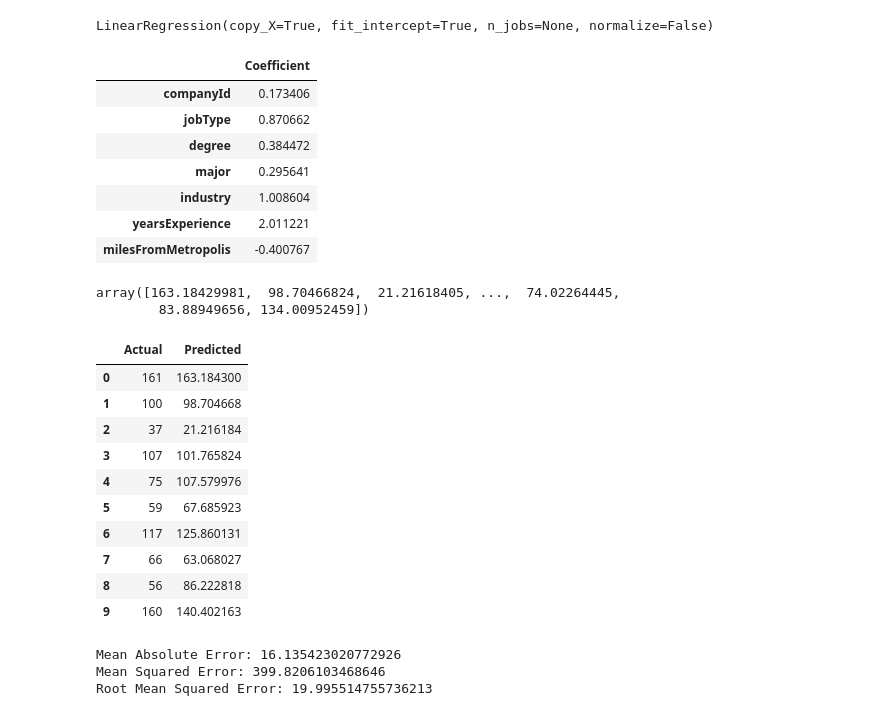
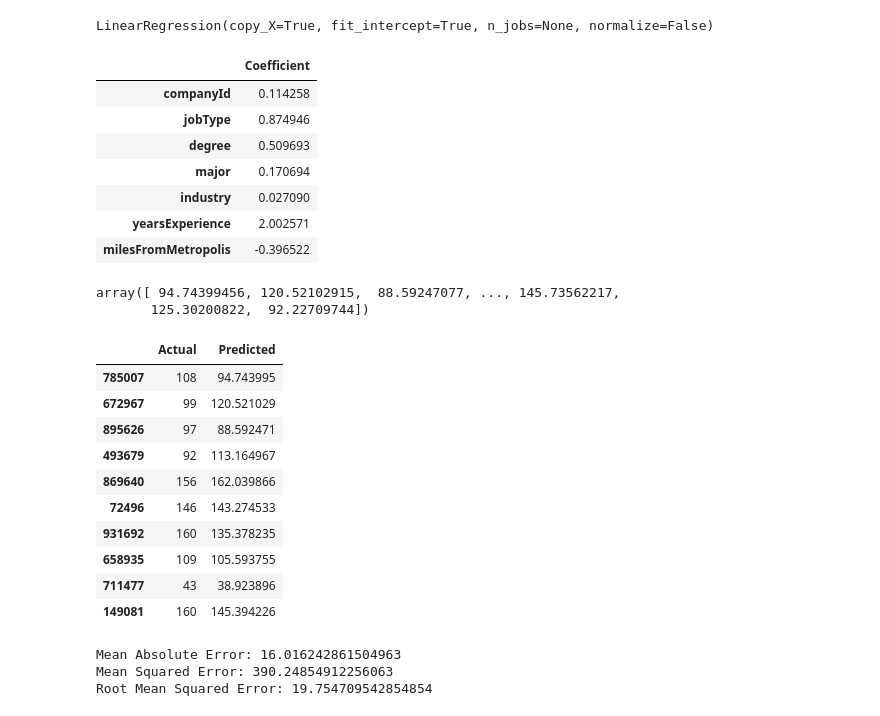
Before and after one commit to aeshac/Salary-Prediction, a Jupyter notebook: Salary_Prediction.ipynb, the cells around one changed output. Drawn from its saved outputs; the diff is of its cells as text; code cells hidden in the pictures.

```diff
--- a/Salary_Prediction.ipynb
+++ b/Salary_Prediction.ipynb
@@ -532,3 +532,7 @@ Data columns (total 9 columns):
  8   salary               999995 non-null  int64
 dtypes: float64(5), int64(3), object(1)
 memory usage: 116.3+ MB
+# %%
+for col in train_df.columns:
+    if train_df[col].dtype.name == 'float64':
+        train_df[col] = train_df[col].astype('category')
@@ -557,3 +582,6 @@ x_data
 | 999993 | 116.199339 | 135.458547 | 130.505647 | 102.583864 | 115.735540 | 6 | 5 |
 | 999994 | 115.870161 | 95.333087 | 125.454663 | 102.583864 | 99.448386 | 20 | 11 |
 999995 rows × 7 columns
+# %%
+x_data = x_data.drop(['salary','jobId'],axis=1)
+x_data
@@ -560,7 +602,7 @@ x_data
 # %%
-labels = train_df['salary']
+labels = x_data['salary']
 # %%
-X_train, X_test, y_train, y_test = train_test_split(X, y, test_size=0.3, random_state=0)
+X_train, X_test, y_train, y_test = train_test_split(x_data, labels, test_size=0.3, random_state=0)
 # %%
 regressor = LinearRegression()
 # %%
@@ -572,40 +614,40 @@ coeff_df = pd.DataFrame(regressor.coef_, x_data.columns, columns=['Coefficient']
 coeff_df
 # %% [output]
 |  | Coefficient |
-| companyId | 0.173406 |
-| jobType | 0.870662 |
-| degree | 0.384472 |
-| major | 0.295641 |
-| industry | 1.008604 |
-| yearsExperience | 2.011221 |
-| milesFromMetropolis | -0.400767 |
+| companyId | 0.114258 |
+| jobType | 0.874946 |
+| degree | 0.509693 |
+| major | 0.170694 |
+| industry | 0.027090 |
+| yearsExperience | 2.002571 |
+| milesFromMetropolis | -0.396522 |
 # %%
 y_pred = regressor.predict(X_test)
 y_pred
 # %% [output]
-array([163.18429981,  98.70466824,  21.21618405, ...,  74.02264445,
-        83.88949656, 134.00952459])
+array([ 94.74399456, 120.52102915,  88.59247077, ..., 145.73562217,
+       125.30200822,  92.22709744])
 # %%
-# check difference
+check difference
 df = pd.DataFrame({'Actual': y_test, 'Predicted': y_pred})
 df.head(10)
 # %% [output]
 |  | Actual | Predicted |
-| 0 | 161 | 163.184300 |
-| 1 | 100 | 98.704668 |
-| 2 | 37 | 21.216184 |
-| 3 | 107 | 101.765824 |
-| 4 | 75 | 107.579976 |
-| 5 | 59 | 67.685923 |
-| 6 | 117 | 125.860131 |
-| 7 | 66 | 63.068027 |
-| 8 | 56 | 86.222818 |
-| 9 | 160 | 140.402163 |
+| 785007 | 108 | 94.743995 |
+| 672967 | 99 | 120.521029 |
+| 895626 | 97 | 88.592471 |
+| 493679 | 92 | 113.164967 |
+| 869640 | 156 | 162.039866 |
+| 72496 | 146 | 143.274533 |
+| 931692 | 160 | 135.378235 |
+| 658935 | 109 | 105.593755 |
+| 711477 | 43 | 38.923896 |
+| 149081 | 160 | 145.394226 |
 # %%
 print('Mean Absolute Error:', metrics.mean_absolute_error(y_test, y_pred))
 print('Mean Squared Error:', metrics.mean_squared_error(y_test,y_pred))
 print('Root Mean Squared Error:', np.sqrt(metrics.mean_squared_error(y_test,y_pred)))
 # %% [output]
-Mean Absolute Error: 16.135423020772926
-Mean Squared Error: 399.8206103468646
-Root Mean Squared Error: 19.995514755736213
+Mean Absolute Error: 16.016242861504963
+Mean Squared Error: 390.24854912256063
+Root Mean Squared Error: 19.754709542854854
```
Also changed, not shown: parts of 33 cells of this notebook.
